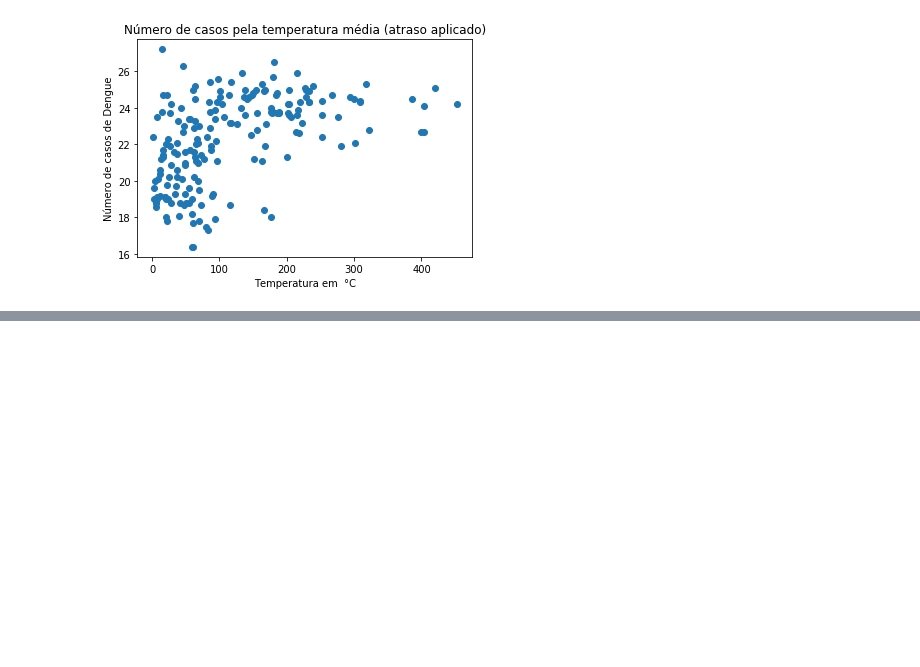
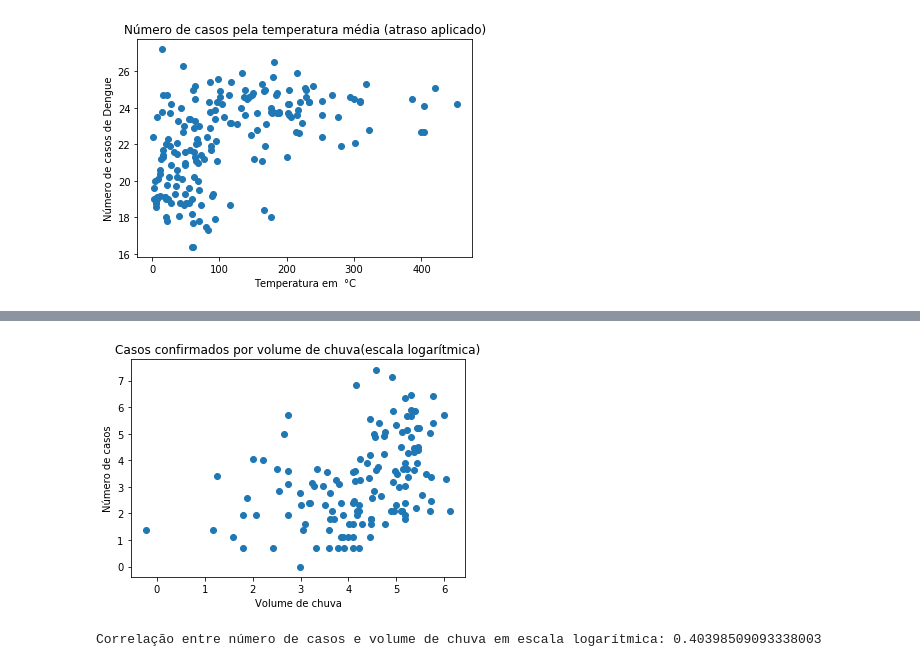
Before and after one commit to NicolasCho/Projeto2_CDados, a Jupyter notebook: Projeto_2_CDados_NicolasCho.ipynb, the cells around one changed output, grey strips where cells are left out. Drawn from its saved outputs; the diff is of its cells as text; code cells hidden in the pictures; blank space fills up the shorter version.

```diff
--- a/Projeto_2_CDados_NicolasCho.ipynb
+++ b/Projeto_2_CDados_NicolasCho.ipynb
@@ -304,0 +364,9 @@ plt.show()
+# %%
+#log
+train['log_casos-confirmados']=np.log(train['casos-confirmados'])
+train['log_temperatura-media']=np.log(train['temperatura-media'])
+train['log_chuva']=np.log(train['chuva'])
+
+logx = train['log_chuva']
+logy = train['log_casos-confirmados']
+logz = train['log_temperatura-media']
@@ -304,0 +393,14 @@ plt.show()
+# %%
+plt.scatter(logx,logy)
+plt.title('Casos confirmados por volume de chuva(escala logarítmica)')
+plt.xlabel('Volume de chuva')
+plt.ylabel('Número de casos')
+plt.show()
+# %% [output]
+[figure, added]
+# %%
+#CORRELAÇÃO COM A CHUVA EM ESCALA LOGARÍTMICA
+log_corr_chuva = train['log_casos-confirmados'].corr(train['log_chuva'])
+print('Correlação entre número de casos e volume de chuva em escala logarítmica:', log_corr_chuva)
+# %% [output]
+Correlação entre número de casos e volume de chuva em escala logarítmica: 0.40398509093338003
```
Also changed, not shown: parts of 34 cells of this notebook.
